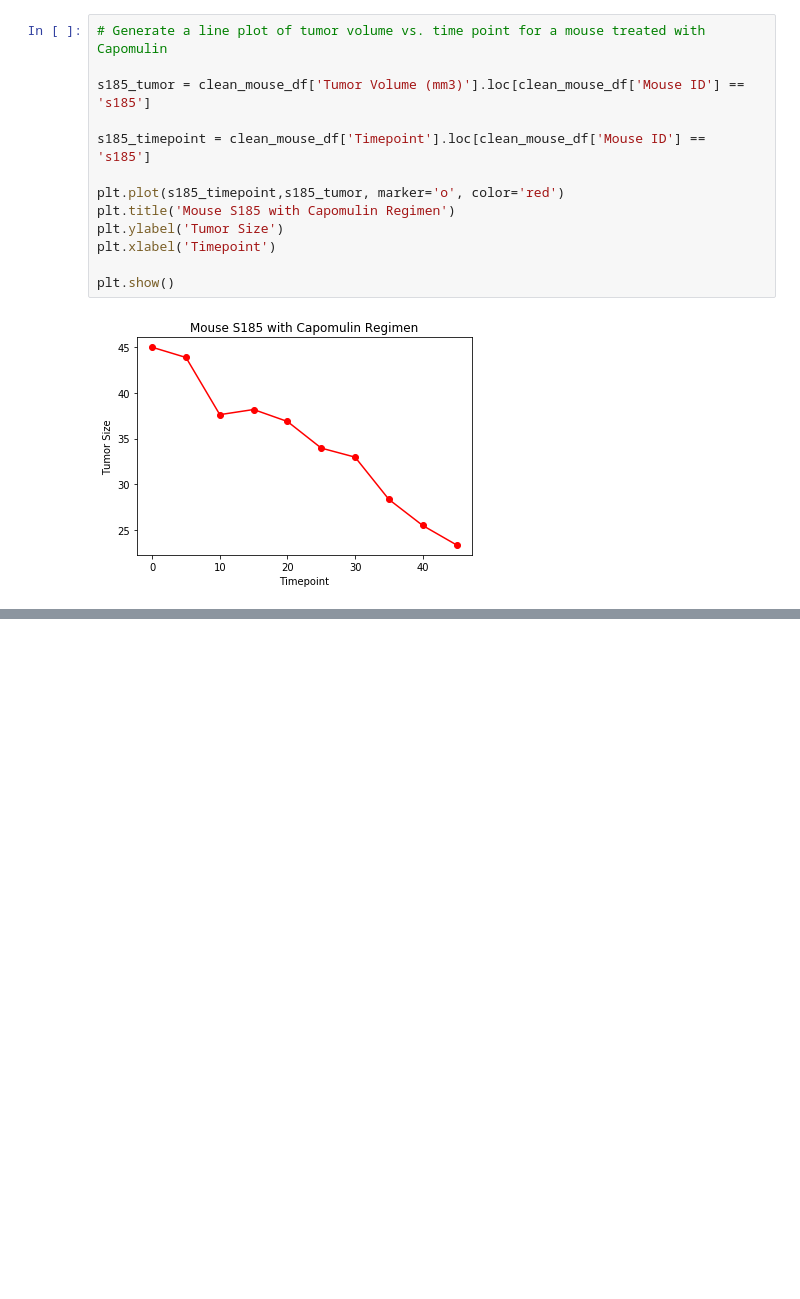
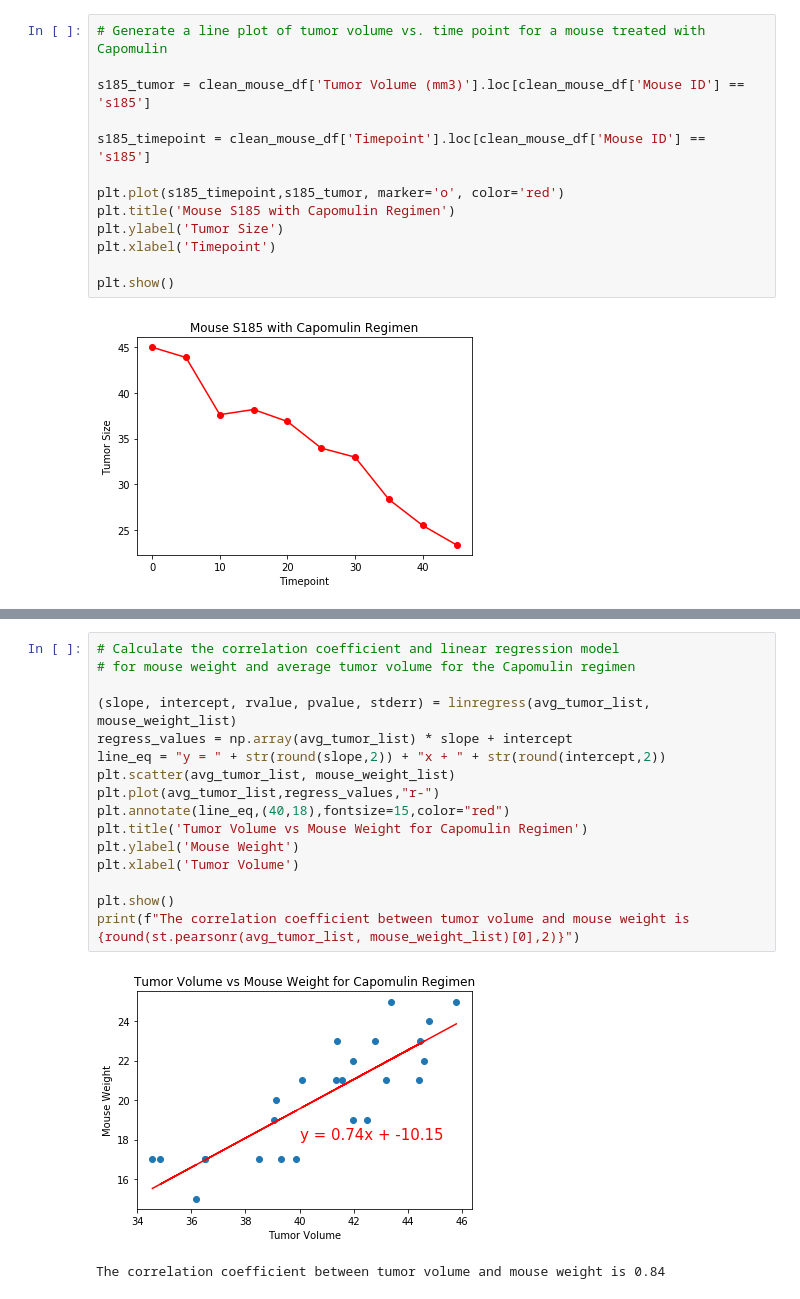
Before and after one commit to ballardcharles/matplotlib-challenge, a Jupyter notebook: Pymaceuticals/Pymaceuticals_Challenge.ipynb, the cells around one changed output, grey strips where cells are left out. Drawn from its saved outputs; the diff is of its cells as text; blank space fills up the shorter version.

```diff
--- a/Pymaceuticals/Pymaceuticals_Challenge.ipynb
+++ b/Pymaceuticals/Pymaceuticals_Challenge.ipynb
@@ -309,0 +307,19 @@ array(['s185', 'x401', 'm601', 'f966', 'u364', 'y793', 'r554', 'm957',
+# %%
+# Calculate the correlation coefficient and linear regression model
+# for mouse weight and average tumor volume for the Capomulin regimen
+
+(slope, intercept, rvalue, pvalue, stderr) = linregress(avg_tumor_list, mouse_weight_list)
+regress_values = np.array(avg_tumor_list) * slope + intercept
+line_eq = "y = " + str(round(slope,2)) + "x + " + str(round(intercept,2))
+plt.scatter(avg_tumor_list, mouse_weight_list)
+plt.plot(avg_tumor_list,regress_values,"r-")
+plt.annotate(line_eq,(40,18),fontsize=15,color="red")
+plt.title('Tumor Volume vs Mouse Weight for Capomulin Regimen')
+plt.ylabel('Mouse Weight')
+plt.xlabel('Tumor Volume')
+
+plt.show()
+print(f"The correlation coefficient between tumor volume and mouse weight is {round(st.pearsonr(avg_tumor_list, mouse_weight_list)[0],2)}")
+# %% [output]
+[figure, added]
+The correlation coefficient between tumor volume and mouse weight is 0.84
```
Also changed, not shown: parts of 3 cells of this notebook.
